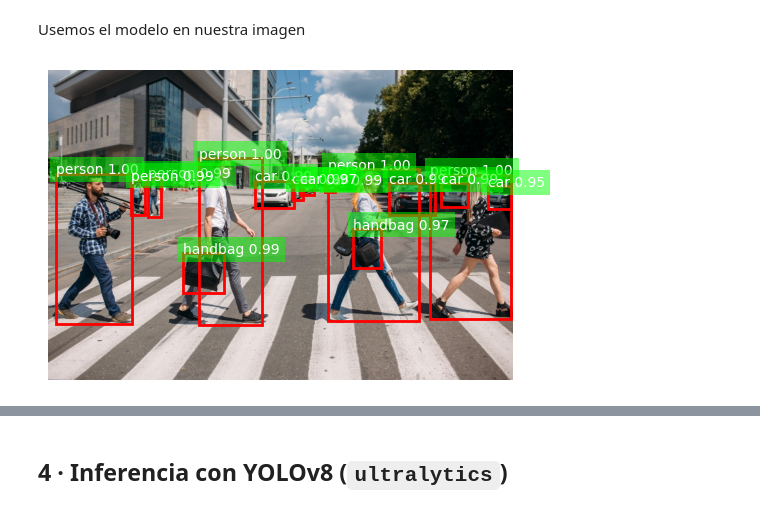
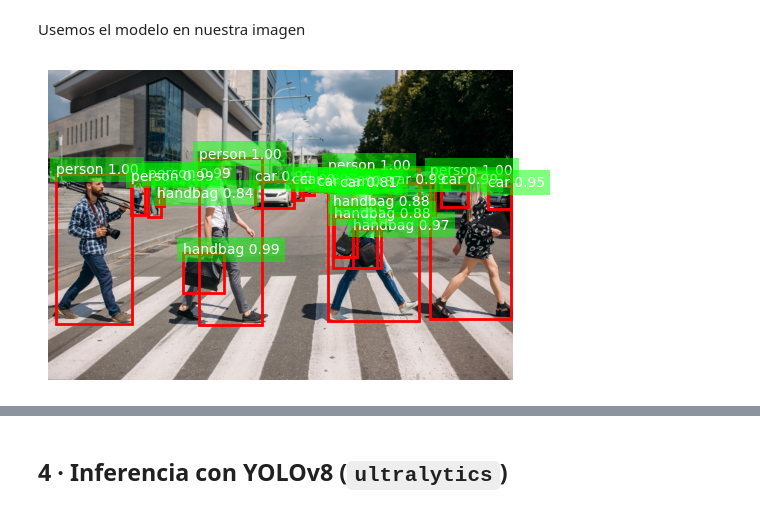
Before and after one commit to Codenid/vision-deteccion-objetos, a Jupyter notebook: Sesion10A_Deteccion_de_Objetos_wfq.ipynb, the cells around one changed output, grey strips where cells are left out. Saved outputs shown, nothing was run; the diff lists cells and outputs as text; code cells hidden in the pictures.

```diff
--- a/Sesion10A_Deteccion_de_Objetos_wfq.ipynb
+++ b/Sesion10A_Deteccion_de_Objetos_wfq.ipynb
@@ -77,6 +77,6 @@ Nombres de las clases: Listo.
 Usemos el modelo en nuestra imagen
 # %%
 # Ejemplo (sube tu propia imagen al directorio que se encuentra allá <---)
-detect('Sesion10_pedestrian.jpg', score_th=0.95) # Cambia el score de la confianza
+detect('Sesion10_pedestrian.jpg', score_th=0.8) # Cambia el score de la confianza
 # %% [output]
-[figure, old version]
+[figure, new version]
```
Also changed, not shown: parts of 5 cells of this notebook.
